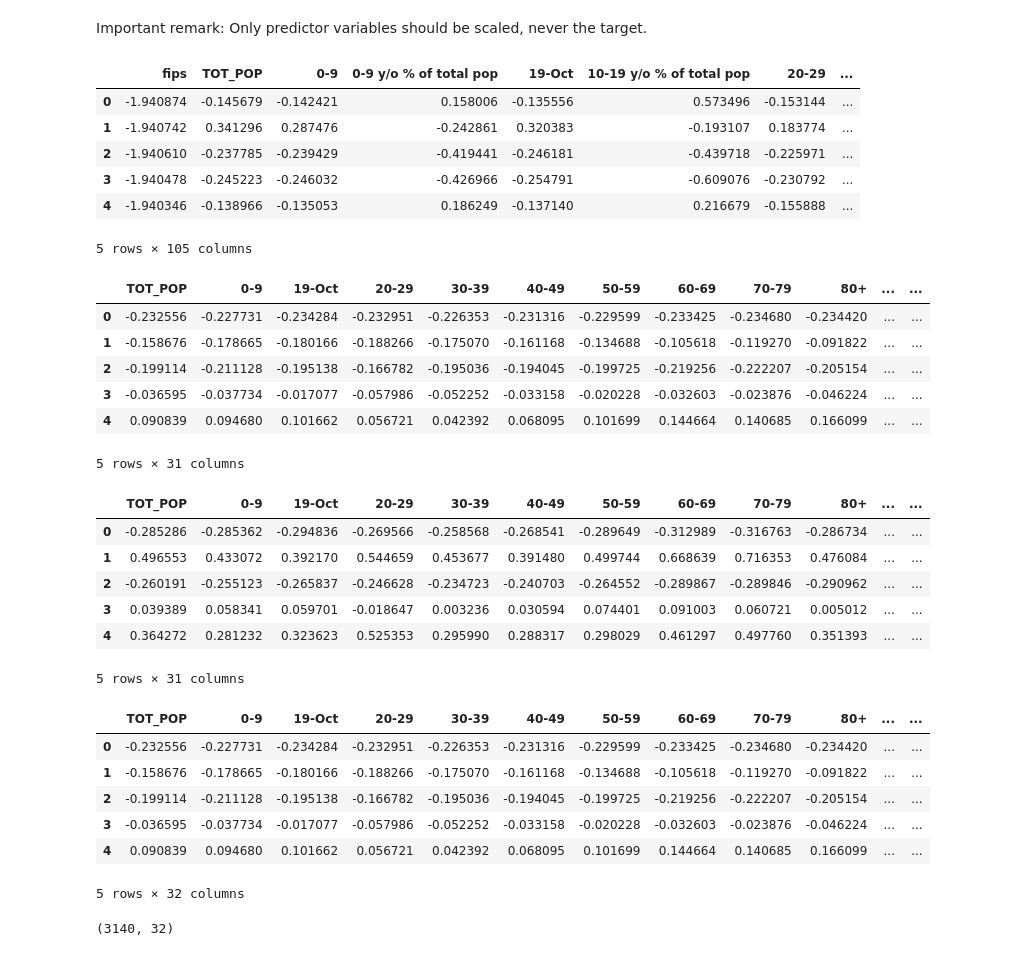
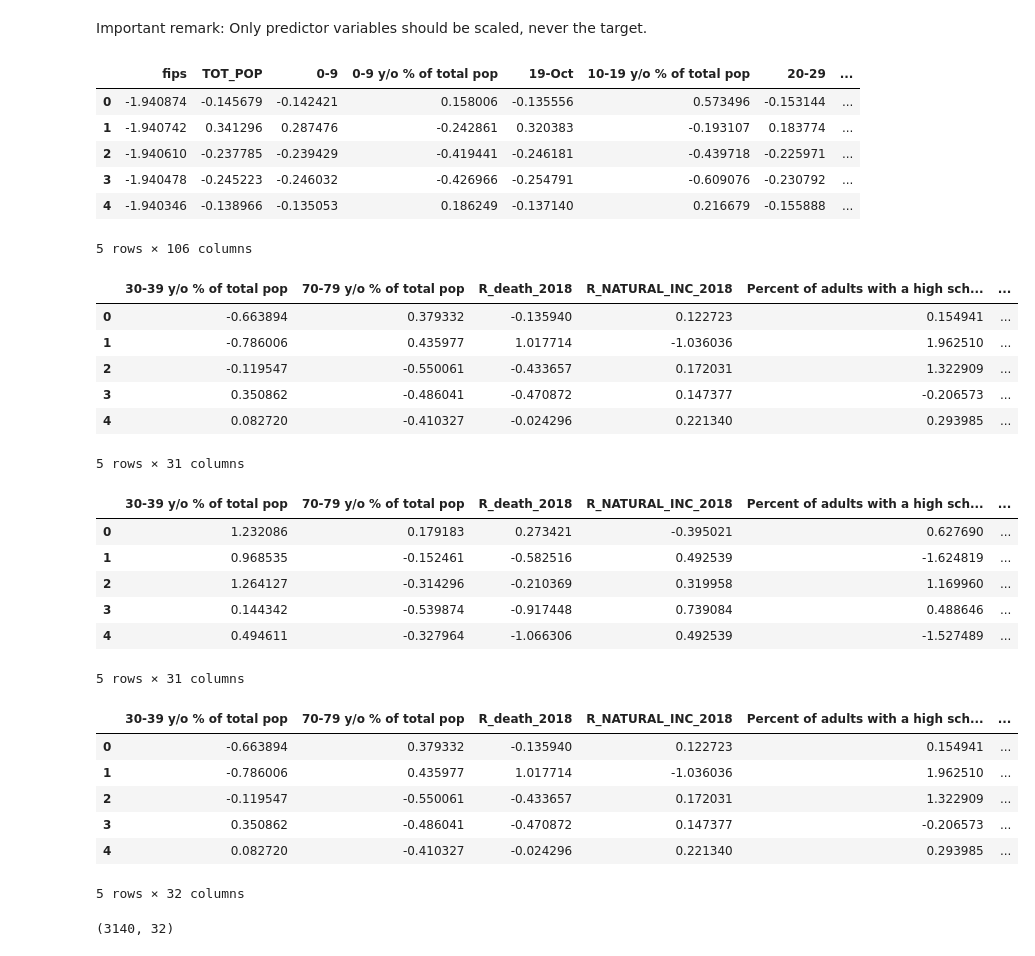
Before and after one commit to 4GeeksAcademy/machine-learning-regularized-linear-regression-Juli-MM, a Jupyter notebook: src/explore.ipynb, the cells around one changed output. Saved outputs shown, nothing was run; the diff lists cells and outputs as text; code cells hidden in the pictures.

```diff
--- a/src/explore.ipynb
+++ b/src/explore.ipynb
@@ -126,7 +126,7 @@ norm_features = scaler.fit_transform(total_data[num_variables])
 # Create a new dataset with numeric variables normalized and the target variable.
 
 total_data_scal = pd.DataFrame(norm_features, index = total_data.index, columns = num_variables)
-total_data_scal["Heart disease_number"] = total_data["Heart disease_number"]
+total_data_scal["Heart disease_prevalence"] = total_data["Heart disease_prevalence"]
 total_data_scal.head()
 # %% [output]
 |  | fips | TOT_POP | 0-9 | 0-9 y/o % of total pop | 19-Oct | 10-19 y/o % of total pop | 20-29 | ... |
@@ -135,53 +135,52 @@ total_data_scal.head()
 | 2 | -1.940610 | -0.237785 | -0.239429 | -0.419441 | -0.246181 | -0.439718 | -0.225971 | ... |
 | 3 | -1.940478 | -0.245223 | -0.246032 | -0.426966 | -0.254791 | -0.609076 | -0.230792 | ... |
 | 4 | -1.940346 | -0.138966 | -0.135053 | 0.186249 | -0.137140 | 0.216679 | -0.155888 | ... |
-5 rows × 105 columns
+5 rows × 106 columns
 # %%
 # Feature Selection:
 
-from sklearn.model_selection import train_test_split
 from sklearn.feature_selection import SelectKBest, f_regression
 
 # Divide dataset in train and test:
 
-X = total_data_scal.drop(columns=["Heart disease_number"])
-y = total_data_scal["Heart disease_number"]
+X = total_data_scal.drop(columns=["Heart disease_prevalence"])
+y = total_data_scal["Heart disease_prevalence"]
 X_train, X_test, y_train, y_test = train_test_split(X, y, test_size = 0.2, random_state = 42)
 
 # Store the index values of the training and testing datasets:
 
 train_indices = list(X_train.index)
 test_indices = list(X_test.index)
 
 # KBest Selection for the best Features
 
-k = int(len(X_train.columns) * 0.3)
+#k = int(len(X_train.columns) * 0.3)
 selection_model = SelectKBest(score_func = f_regression, k = k)
 selection_model.fit(X_train, y_train)
 ix = selection_model.get_support()
 
 X_train_sel = pd.DataFrame(selection_model.transform(X_train), columns = X_train.columns.values[ix])
 X_test_sel = pd.DataFrame(selection_model.transform(X_test), columns = X_test.columns.values[ix])
 
 X_train_sel.head()
 # %% [output]
-|  | TOT_POP | 0-9 | 19-Oct | 20-29 | 30-39 | 40-49 | 50-59 | 60-69 | 70-79 | 80+ | ... | ... |
-| 0 | -0.232556 | -0.227731 | -0.234284 | -0.232951 | -0.226353 | -0.231316 | -0.229599 | -0.233425 | -0.234680 | -0.234420 | ... | ... |
-| 1 | -0.158676 | -0.178665 | -0.180166 | -0.188266 | -0.175070 | -0.161168 | -0.134688 | -0.105618 | -0.119270 | -0.091822 | ... | ... |
-| 2 | -0.199114 | -0.211128 | -0.195138 | -0.166782 | -0.195036 | -0.194045 | -0.199725 | -0.219256 | -0.222207 | -0.205154 | ... | ... |
-| 3 | -0.036595 | -0.037734 | -0.017077 | -0.057986 | -0.052252 | -0.033158 | -0.020228 | -0.032603 | -0.023876 | -0.046224 | ... | ... |
-| 4 | 0.090839 | 0.094680 | 0.101662 | 0.056721 | 0.042392 | 0.068095 | 0.101699 | 0.144664 | 0.140685 | 0.166099 | ... | ... |
+|  | 30-39 y/o % of total pop | 70-79 y/o % of total pop | R_death_2018 | R_NATURAL_INC_2018 | Percent of adults with a high sch... | ... |
+| 0 | -0.663894 | 0.379332 | -0.135940 | 0.122723 | 0.154941 | ... |
+| 1 | -0.786006 | 0.435977 | 1.017714 | -1.036036 | 1.962510 | ... |
+| 2 | -0.119547 | -0.550061 | -0.433657 | 0.172031 | 1.322909 | ... |
+| 3 | 0.350862 | -0.486041 | -0.470872 | 0.147377 | -0.206573 | ... |
+| 4 | 0.082720 | -0.410327 | -0.024296 | 0.221340 | 0.293985 | ... |
 5 rows × 31 columns
 # %%
 
 X_test_sel.head()
 # %% [output]
-|  | TOT_POP | 0-9 | 19-Oct | 20-29 | 30-39 | 40-49 | 50-59 | 60-69 | 70-79 | 80+ | ... | ... |
-| 0 | -0.285286 | -0.285362 | -0.294836 | -0.269566 | -0.258568 | -0.268541 | -0.289649 | -0.312989 | -0.316763 | -0.286734 | ... | ... |
-| 1 | 0.496553 | 0.433072 | 0.392170 | 0.544659 | 0.453677 | 0.391480 | 0.499744 | 0.668639 | 0.716353 | 0.476084 | ... | ... |
-| 2 | -0.260191 | -0.255123 | -0.265837 | -0.246628 | -0.234723 | -0.240703 | -0.264552 | -0.289867 | -0.289846 | -0.290962 | ... | ... |
-| 3 | 0.039389 | 0.058341 | 0.059701 | -0.018647 | 0.003236 | 0.030594 | 0.074401 | 0.091003 | 0.060721 | 0.005012 | ... | ... |
-| 4 | 0.364272 | 0.281232 | 0.323623 | 0.525353 | 0.295990 | 0.288317 | 0.298029 | 0.461297 | 0.497760 | 0.351393 | ... | ... |
+|  | 30-39 y/o % of total pop | 70-79 y/o % of total pop | R_death_2018 | R_NATURAL_INC_2018 | Percent of adults with a high sch... | ... |
+| 0 | 1.232086 | 0.179183 | 0.273421 | -0.395021 | 0.627690 | ... |
+| 1 | 0.968535 | -0.152461 | -0.582516 | 0.492539 | -1.624819 | ... |
+| 2 | 1.264127 | -0.314296 | -0.210369 | 0.319958 | 1.169960 | ... |
+| 3 | 0.144342 | -0.539874 | -0.917448 | 0.739084 | 0.488646 | ... |
+| 4 | 0.494611 | -0.327964 | -1.066306 | 0.492539 | -1.527489 | ... |
 5 rows × 31 columns
 # %%
 # Combine and save datasets:
@@ -194,20 +193,20 @@ X_test_sel.to_csv("../data/processed/clean_test.csv", index = False)
 # %%
 # Concatenate and save the new dataset:
 
-total_data = pd.concat([X_train_sel, X_test_sel])
+combo_data = pd.concat([X_train_sel, X_test_sel])
 
 # Save dataset:
 
-total_data.to_csv('/workspaces/machine-learning-regularized-linear-regression-Juli-MM/data/raw/total_data.csv', index=False)
+combo_data.to_csv('/workspaces/machine-learning-regularized-linear-regression-Juli-MM/data/raw/total_data.csv', index=False)
 
-total_data.head()
+combo_data.head()
 # %% [output]
-|  | TOT_POP | 0-9 | 19-Oct | 20-29 | 30-39 | 40-49 | 50-59 | 60-69 | 70-79 | 80+ | ... | ... |
-| 0 | -0.232556 | -0.227731 | -0.234284 | -0.232951 | -0.226353 | -0.231316 | -0.229599 | -0.233425 | -0.234680 | -0.234420 | ... | ... |
-| 1 | -0.158676 | -0.178665 | -0.180166 | -0.188266 | -0.175070 | -0.161168 | -0.134688 | -0.105618 | -0.119270 | -0.091822 | ... | ... |
-| 2 | -0.199114 | -0.211128 | -0.195138 | -0.166782 | -0.195036 | -0.194045 | -0.199725 | -0.219256 | -0.222207 | -0.205154 | ... | ... |
-| 3 | -0.036595 | -0.037734 | -0.017077 | -0.057986 | -0.052252 | -0.033158 | -0.020228 | -0.032603 | -0.023876 | -0.046224 | ... | ... |
-| 4 | 0.090839 | 0.094680 | 0.101662 | 0.056721 | 0.042392 | 0.068095 | 0.101699 | 0.144664 | 0.140685 | 0.166099 | ... | ... |
+|  | 30-39 y/o % of total pop | 70-79 y/o % of total pop | R_death_2018 | R_NATURAL_INC_2018 | Percent of adults with a high sch... | ... |
+| 0 | -0.663894 | 0.379332 | -0.135940 | 0.122723 | 0.154941 | ... |
+| 1 | -0.786006 | 0.435977 | 1.017714 | -1.036036 | 1.962510 | ... |
+| 2 | -0.119547 | -0.550061 | -0.433657 | 0.172031 | 1.322909 | ... |
+| 3 | 0.350862 | -0.486041 | -0.470872 | 0.147377 | -0.206573 | ... |
+| 4 | 0.082720 | -0.410327 | -0.024296 | 0.221340 | 0.293985 | ... |
 5 rows × 32 columns
 # %%
 # EDA with treated dataset:
```
Also changed, not shown: parts of 5 cells of this notebook, 3 other files.
